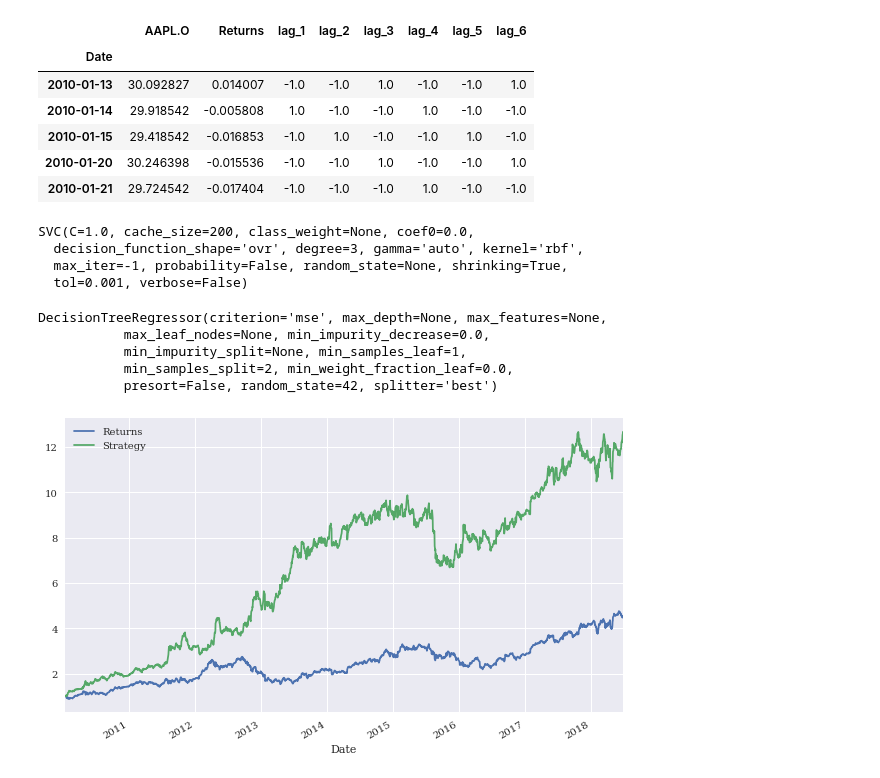
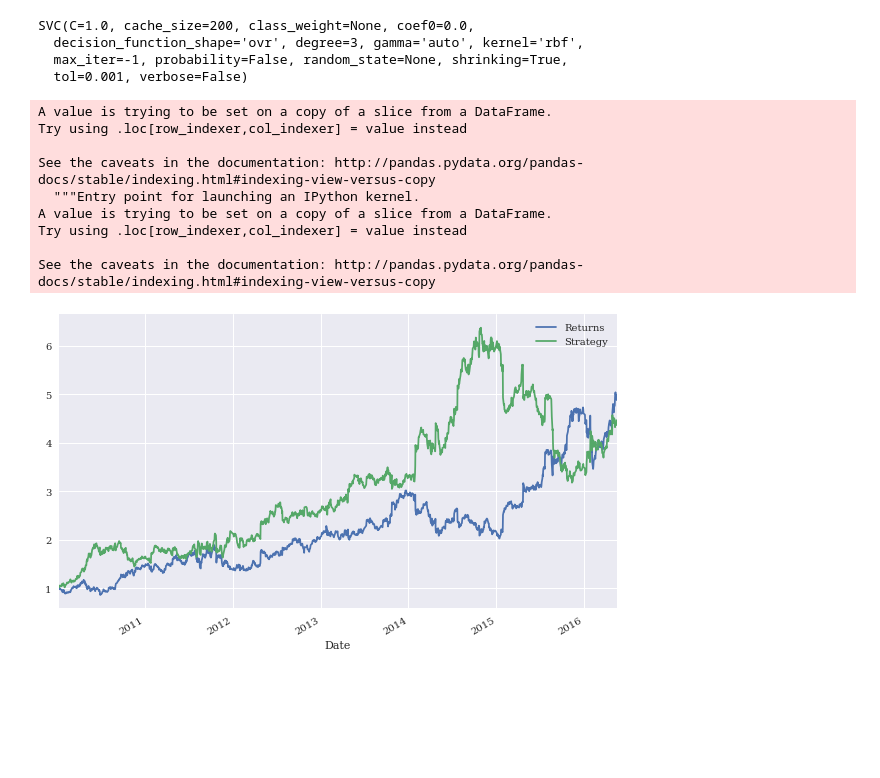
Before and after one commit to xiaobo-fu/python_for_finance, a Jupyter notebook: python_for_finance.ipynb, the cells around one changed output. Cells and saved outputs as stored; diff of their text form; code cells hidden in the pictures; blank space fills up the shorter version.

```diff
--- a/python_for_finance.ipynb
+++ b/python_for_finance.ipynb
@@ -75,0 +88,2 @@ index_col=0, parse_dates=True)
+# %%
+appl = pd.DataFrame(data['AMZN.O'])
@@ -76,21 +93,10 @@ index_col=0, parse_dates=True)
 # %%
-data = pd.DataFrame(data['AAPL.O'])
-data['Returns'] = np.log(data / data.shift())
-data.dropna(inplace=True)
-lags = 6
-cols = []
-for lag in range(1, lags + 1):
-    col = 'lag_{}'.format(lag)
-    data[col] = np.sign(data['Returns'].shift(lag))
-    cols.append(col)
-data.dropna(inplace=True)
+def datacls(input_data):
+    input_data
+    input_data['Returns'] = np.log(input_data / input_data.shift())
+    input_data.dropna(inplace=True)
+    for lag in range(1, lags + 1):
+        col = 'lag_{}'.format(lag)
+        input_data[col] = np.sign(input_data['Returns'].shift(lag))
+        cols.append(col)
+    input_data.dropna(inplace=True)
-# %%
-data.head()
-# %% [output]
-|  | AAPL.O | Returns | lag_1 | lag_2 | lag_3 | lag_4 | lag_5 | lag_6 |
-| Date |  |  |  |  |  |  |  |  |
-| 2010-01-13 | 30.092827 | 0.014007 | -1.0 | -1.0 | 1.0 | -1.0 | -1.0 | 1.0 |
-| 2010-01-14 | 29.918542 | -0.005808 | 1.0 | -1.0 | -1.0 | 1.0 | -1.0 | -1.0 |
-| 2010-01-15 | 29.418542 | -0.016853 | -1.0 | 1.0 | -1.0 | -1.0 | 1.0 | -1.0 |
-| 2010-01-20 | 30.246398 | -0.015536 | -1.0 | -1.0 | 1.0 | -1.0 | -1.0 | 1.0 |
-| 2010-01-21 | 29.724542 | -0.017404 | -1.0 | -1.0 | -1.0 | 1.0 | -1.0 | -1.0 |
@@ -97,28 +105,28 @@ data.head()
+# %%
+from sklearn.model_selection import train_test_split
+X,X_test= train_test_split(appl, shuffle=False)
 # %%
 from sklearn.svm import SVC
-
 model = SVC(gamma='auto')
-model.fit(data[cols], np.sign(data['Returns']))
+model.fit(X[cols], np.sign(X['Returns']))
 # %% [output]
 SVC(C=1.0, cache_size=200, class_weight=None, coef0=0.0,
   decision_function_shape='ovr', degree=3, gamma='auto', kernel='rbf',
   max_iter=-1, probability=False, random_state=None, shrinking=True,
   tol=0.001, verbose=False)
-# %%
-from sklearn.tree import DecisionTreeRegressor
-
-tree_reg = DecisionTreeRegressor(random_state=42)
-tree_reg.fit(data[cols], np.sign(data['Returns']))
-# %% [output]
-DecisionTreeRegressor(criterion='mse', max_depth=None, max_features=None,
-           max_leaf_nodes=None, min_impurity_decrease=0.0,
-           min_impurity_split=None, min_samples_leaf=1,
-           min_samples_split=2, min_weight_fraction_leaf=0.0,
-           presort=False, random_state=42, splitter='best')
 # %%
-data['Prediction'] = model.predict(data[cols])
-data['Strategy'] = data['Prediction'] * data['Returns']
-data[['Returns', 'Strategy']].cumsum().apply(np.exp).plot(
+X['Prediction'] = model.predict(X[cols])
+X['Strategy'] = X['Prediction'] * X['Returns']
+X[['Returns', 'Strategy']].cumsum().apply(np.exp).plot(
 figsize=(10, 6));
 # %% [output]
+A value is trying to be set on a copy of a slice from a DataFrame.
+Try using .loc[row_indexer,col_indexer] = value instead
+
+See the caveats in the documentation: http://pandas.pydata.org/pandas-docs/stable/indexing.html#indexing-view-versus-copy
+  """Entry point for launching an IPython kernel.
+A value is trying to be set on a copy of a slice from a DataFrame.
+Try using .loc[row_indexer,col_indexer] = value instead
+
+See the caveats in the documentation: http://pandas.pydata.org/pandas-docs/stable/indexing.html#indexing-view-versus-copy
-[figure, old version]
+[figure, new version]
```
Also changed, not shown: parts of 12 cells of this notebook.
